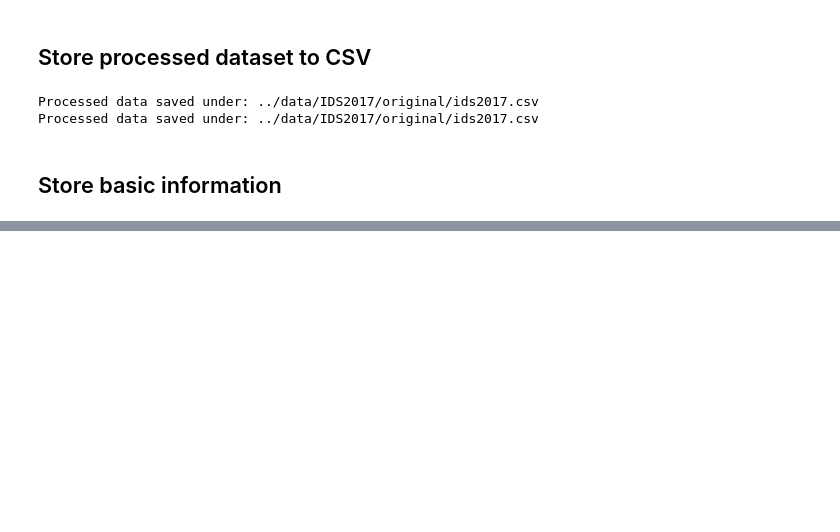
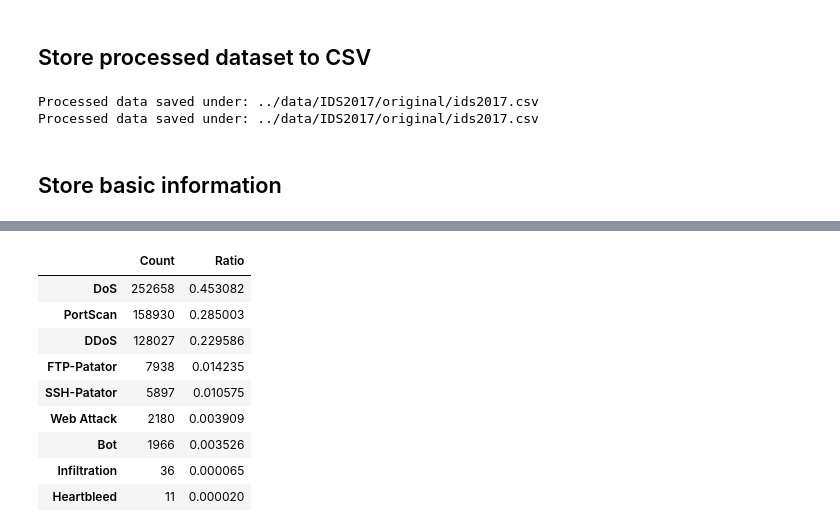
Before and after one commit to ireydiak/anomaly_detection_NRCAN, a Jupyter notebook: data_process/process_ids2017.ipynb, the cells around one changed output, grey strips where cells are left out. Cells and saved outputs as stored; diff of their text form; code cells hidden in the pictures; blank space fills up the shorter version.

Commit message:
Added manual inspection of anomaly value counts in IDS datasets.

```diff
--- a/data_process/process_ids2017.ipynb
+++ b/data_process/process_ids2017.ipynb
@@ -379,3 +379,24 @@ stats_df
 Processing summary saved under: ../data/IDS2017/original/ids2017_info.csv
 |  | dropped_cols | n_dropped_cols | n_dropped_rows | n_instances | n_features | anomaly_ratio | n_unique_cols | ... |
 | 0 | Init_Win_bytes_backward, Init_Win... | 12 | 150 | 2830743 | 78 | 0.1970 | 8 | ... |
+# %%
+df = pd.read_csv(export_path + "/" + export_fname)
+mask = df["Category"] != "BENIGN"
+final_ad_ratio = pd.DataFrame(
+    pd.concat(
+        (df[mask]["Category"].value_counts(),
+        df[mask]["Category"].value_counts() / len(df[mask])), axis=1),
+)
+final_ad_ratio.columns = ["Count", "Ratio"]
+final_ad_ratio
+# %% [output]
+|  | Count | Ratio |
+| DoS | 252658 | 0.453082 |
+| PortScan | 158930 | 0.285003 |
+| DDoS | 128027 | 0.229586 |
+| FTP-Patator | 7938 | 0.014235 |
+| SSH-Patator | 5897 | 0.010575 |
+| Web Attack | 2180 | 0.003909 |
+| Bot | 1966 | 0.003526 |
+| Infiltration | 36 | 0.000065 |
+| Heartbleed | 11 | 0.000020 |
```
Also changed, not shown: 1 other file.
